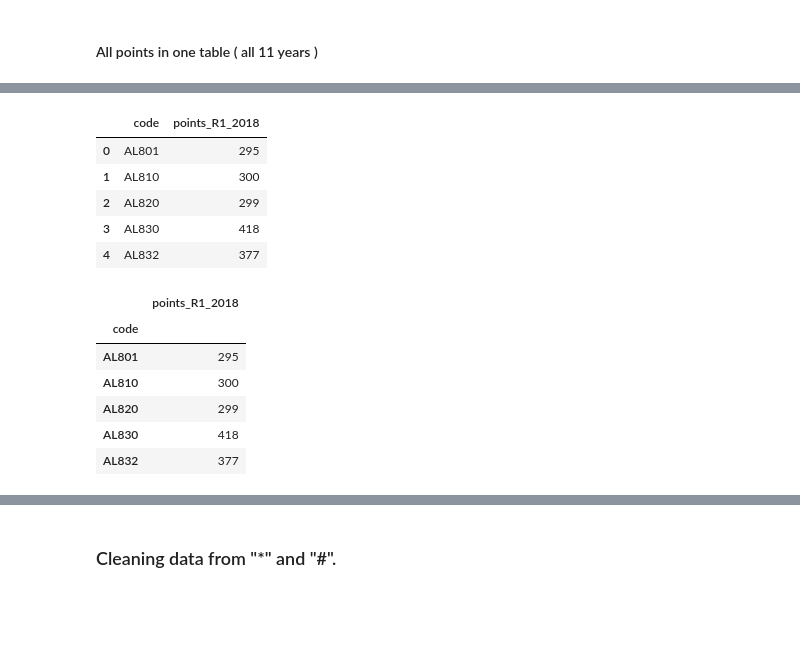
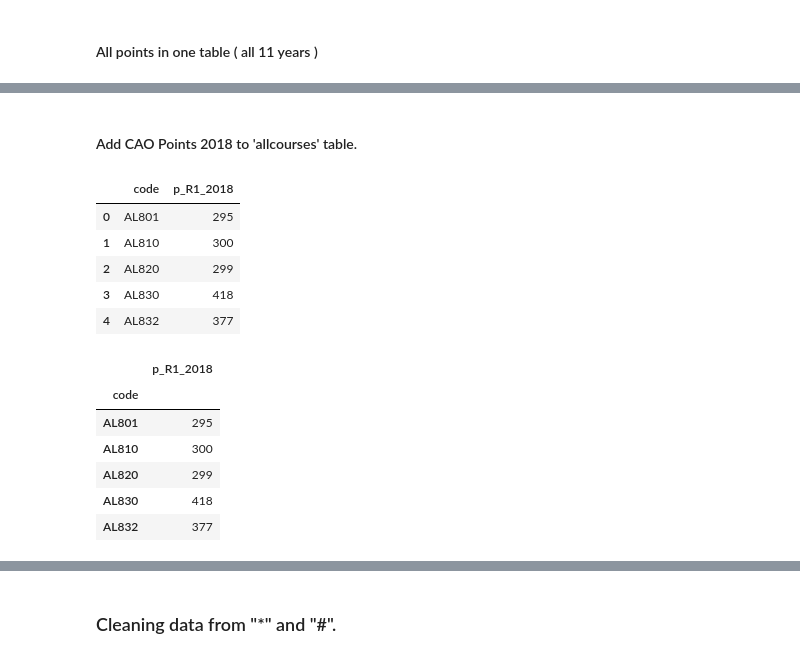
Before and after one commit to DracoNibilis/CAO_Points_Analysis, a Jupyter notebook: cao.ipynb, the cells around one changed output, grey strips where cells are left out. Cells and saved outputs as stored; diff of their text form; code cells hidden in the pictures; blank space fills up the shorter version.

```diff
--- a/cao.ipynb
+++ b/cao.ipynb
@@ -791,24 +808,28 @@ allcourses.head()
 | AL803 | Software Design for Mobile Apps a... | 350 | 337 | 309 |
 | AL805 | Computer Engineering for Network ... | 321 | 333 | 329 |
 | AL810 | Quantity Surveying | 328 | 319 | 307 |
+# %% [markdown]
+#### Add CAO Points 2018 to 'allcourses' table.
 # %%
-# add points 2018 in the table
+# Pull needed columns from 2018 Points Data Set.
 df2018_r1 = df2018[['Code', 'EOS']]
-df2018_r1.columns = ['code', 'points_R1_2018']
+# Set columns as 'code' and 'p_R1_2018'
+df2018_r1.columns = ['code', 'p_R1_2018']
 df2018_r1.head()
 # %% [output]
-|  | code | points_R1_2018 |
+|  | code | p_R1_2018 |
 | 0 | AL801 | 295 |
 | 1 | AL810 | 300 |
 | 2 | AL820 | 299 |
 | 3 | AL830 | 418 |
 | 4 | AL832 | 377 |
 # %%
-# set the index
+# Set the index for 'code' column.
 df2018_r1.set_index('code', inplace=True)
+# Check first 5 rows of data set.
 df2018_r1.head()
 # %% [output]
-|  | points_R1_2018 |
+|  | p_R1_2018 |
 | code |  |
 | AL801 | 295 |
 | AL810 | 300 |
```
Also changed, not shown: parts of 52 cells of this notebook, 24 other files.
